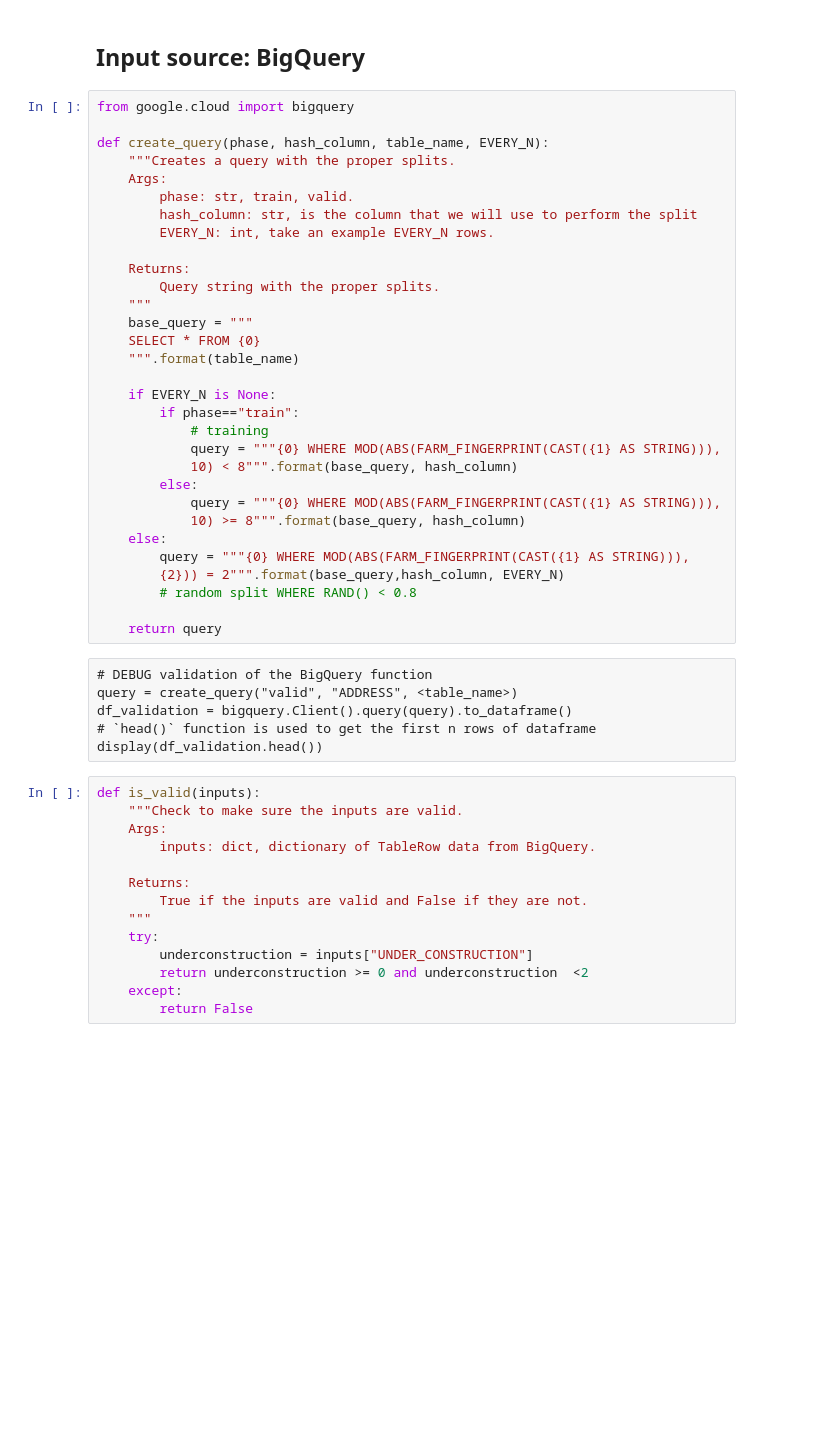
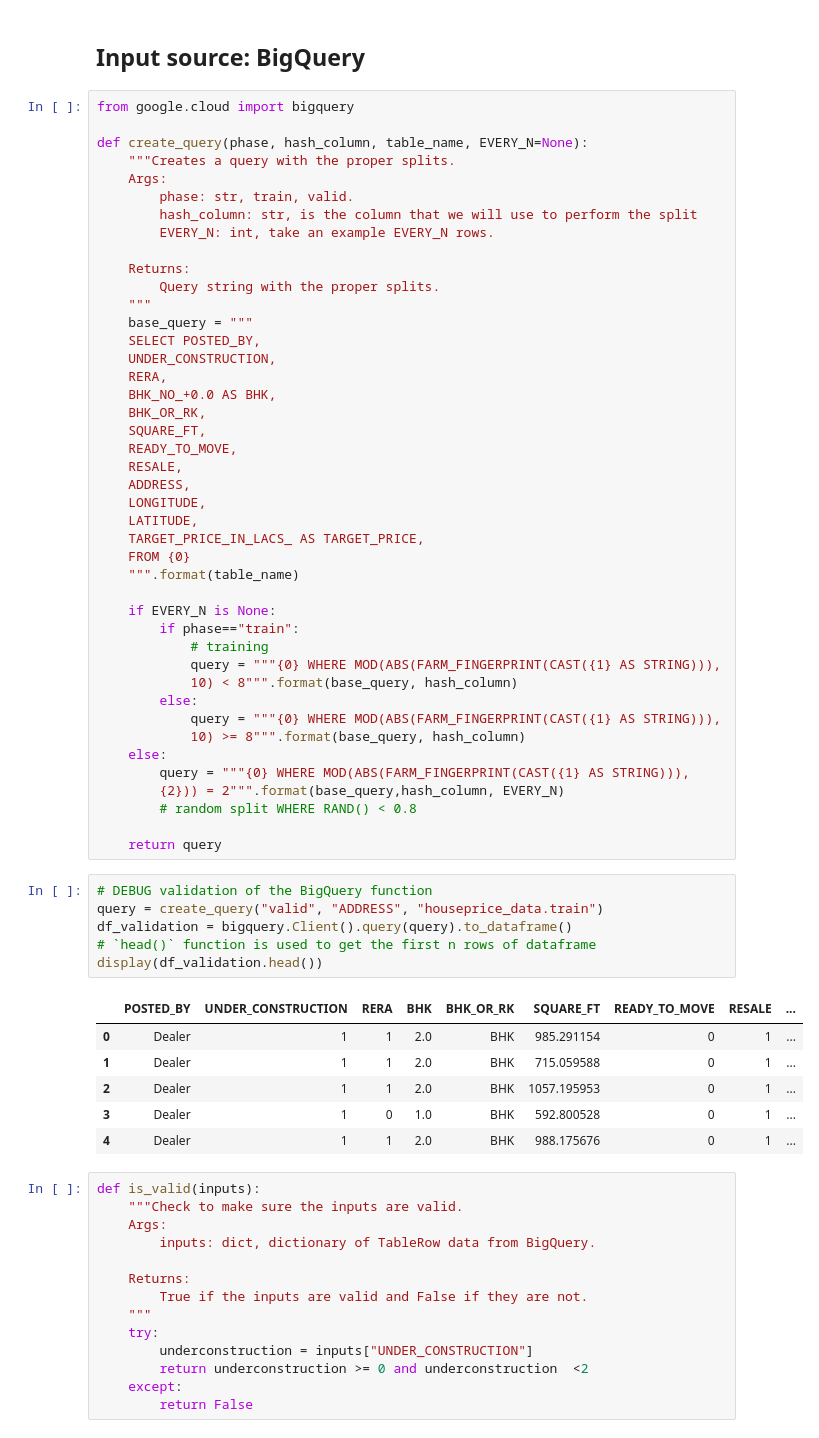
Before and after one commit to FrancescoMrn/Tensorflow-Transform, a Jupyter notebook: 1_houseprice_tftransform.ipynb, the cells around one changed output. Drawn from its saved outputs; the diff is of its cells as text; blank space fills up the shorter version.

Commit message:
Changes in the data schema and minor improvements in the code

```diff
--- a/1_houseprice_tftransform.ipynb
+++ b/1_houseprice_tftransform.ipynb
@@ -114,7 +116,7 @@ create_raw_metadata()
 # %%
 from google.cloud import bigquery
 
-def create_query(phase, hash_column, table_name, EVERY_N):
+def create_query(phase, hash_column, table_name, EVERY_N=None):
     """Creates a query with the proper splits.
     Args:
         phase: str, train, valid.
@@ -125,7 +127,19 @@ def create_query(phase, hash_column, table_name, EVERY_N):
         Query string with the proper splits.
     """
     base_query = """
-    SELECT * FROM {0}
+    SELECT POSTED_BY,
+    UNDER_CONSTRUCTION,
+    RERA,
+    BHK_NO_+0.0 AS BHK,
+    BHK_OR_RK,
+    SQUARE_FT,
+    READY_TO_MOVE,
+    RESALE,
+    ADDRESS,
+    LONGITUDE,
+    LATITUDE,
+    TARGET_PRICE_IN_LACS_ AS TARGET_PRICE,
+    FROM {0}
     """.format(table_name)
 
     if EVERY_N is None:
@@ -142,12 +156,19 @@ def create_query(phase, hash_column, table_name, EVERY_N):
         # random split WHERE RAND() < 0.8
 
     return query
-# %% [raw]
-# DEBUG validation of the BigQuery function
-query = create_query("valid", "ADDRESS", <table_name>)
-df_validation = bigquery.Client().query(query).to_dataframe()
-# `head()` function is used to get the first n rows of dataframe
-display(df_validation.head())
+# %%
+# DEBUG validation of the BigQuery function
+query = create_query("valid", "ADDRESS", "houseprice_data.train")
+df_validation = bigquery.Client().query(query).to_dataframe()
+# `head()` function is used to get the first n rows of dataframe
+display(df_validation.head())
+# %% [output]
+|  | POSTED_BY | UNDER_CONSTRUCTION | RERA | BHK | BHK_OR_RK | SQUARE_FT | READY_TO_MOVE | RESALE | ... |
+| 0 | Dealer | 1 | 1 | 2.0 | BHK | 985.291154 | 0 | 1 | ... |
+| 1 | Dealer | 1 | 1 | 2.0 | BHK | 715.059588 | 0 | 1 | ... |
+| 2 | Dealer | 1 | 1 | 2.0 | BHK | 1057.195953 | 0 | 1 | ... |
+| 3 | Dealer | 1 | 0 | 1.0 | BHK | 592.800528 | 0 | 1 | ... |
+| 4 | Dealer | 1 | 1 | 2.0 | BHK | 988.175676 | 0 | 1 | ... |
 # %%
 def is_valid(inputs):
     """Check to make sure the inputs are valid.
```
Also changed, not shown: parts of 8 cells of this notebook, 1 other file.
